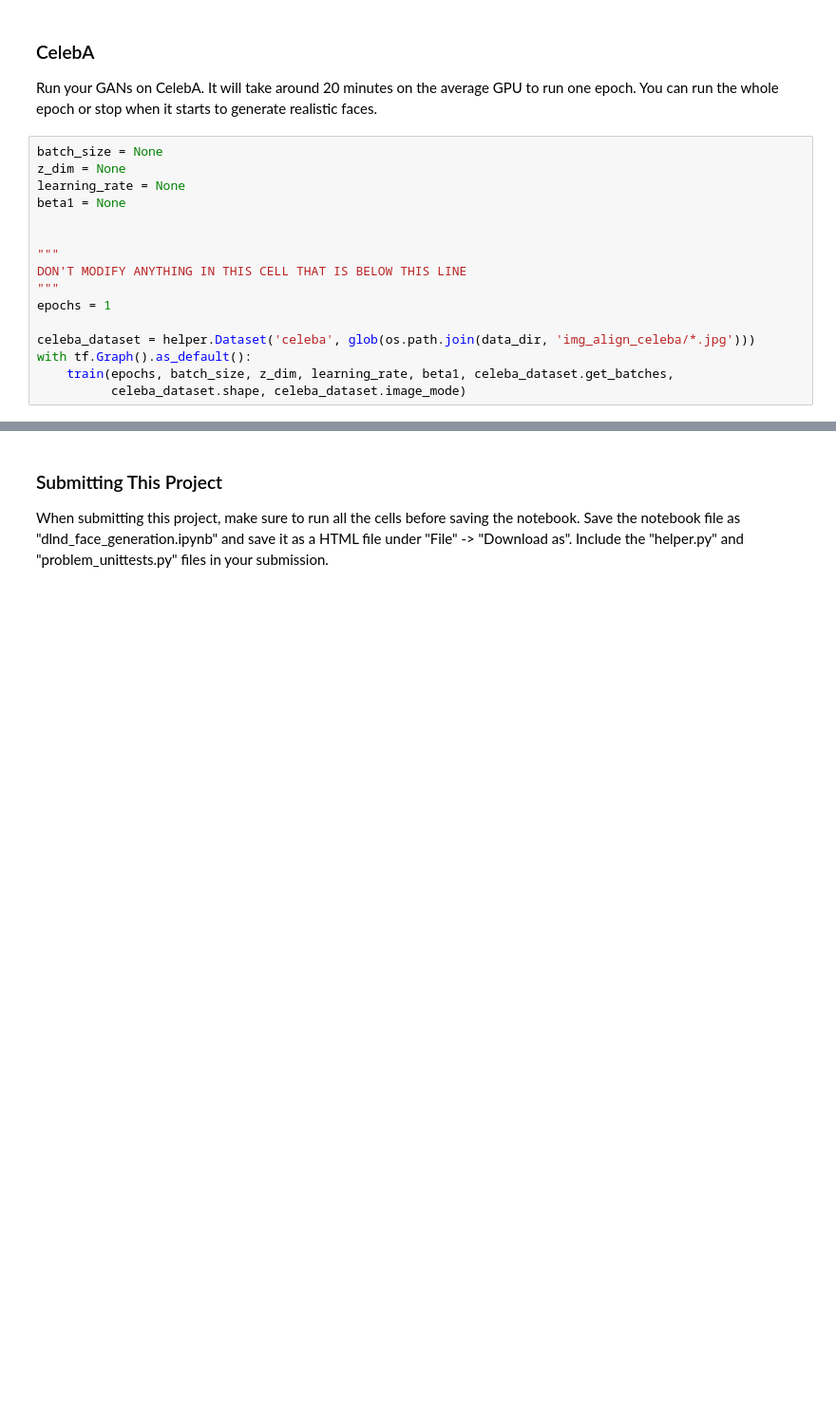
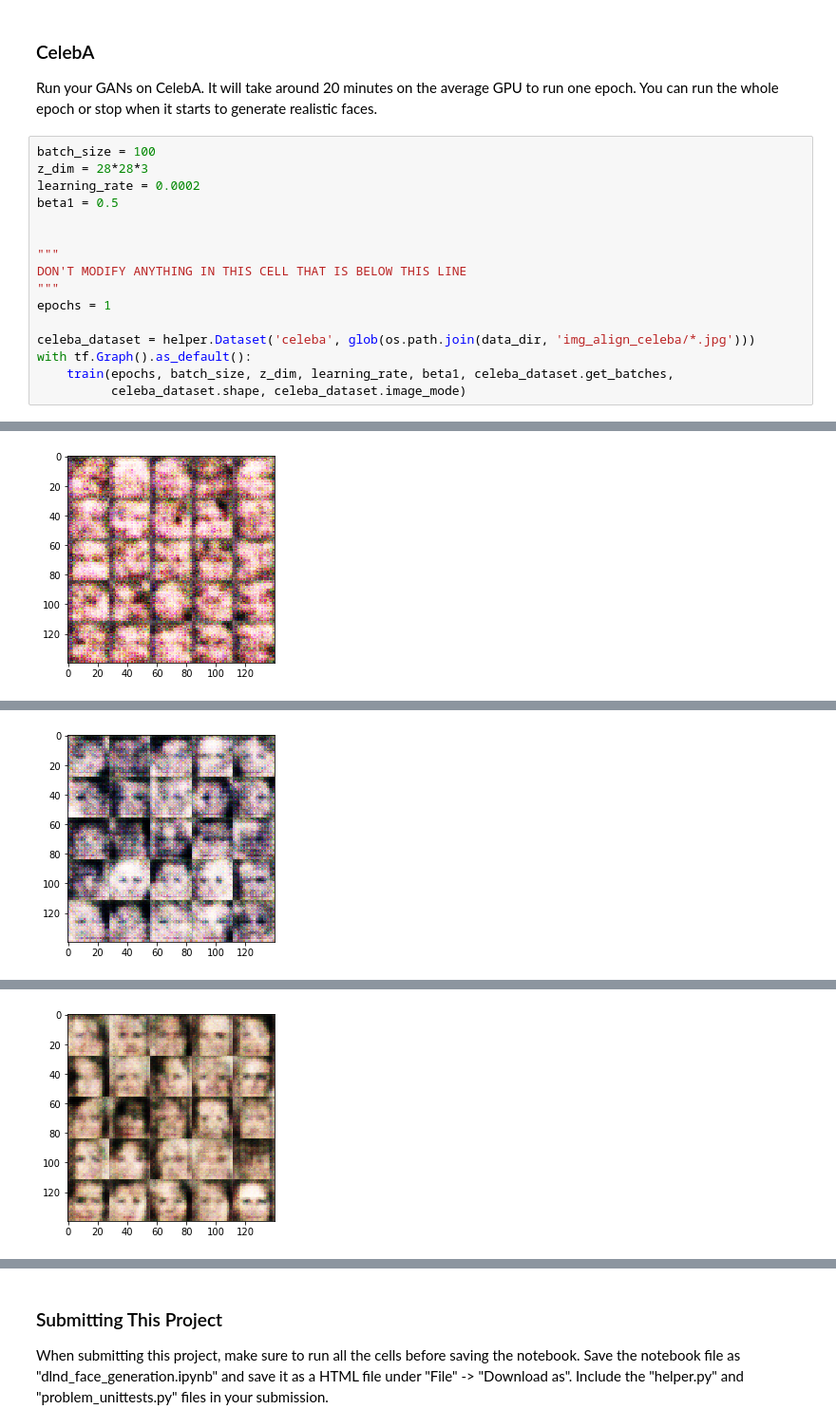
Before and after one commit to jtcsProjHub/deep-learning, a Jupyter notebook: face_generation/dlnd_face_generation.ipynb, the cells around one changed output, grey strips where cells are left out. Shown at 95% size. Drawn from its saved outputs; the diff is of its cells as text; blank space fills up the shorter version.

```diff
--- a/face_generation/dlnd_face_generation.ipynb
+++ b/face_generation/dlnd_face_generation.ipynb
@@ -369,10 +431,10 @@ with tf.Graph().as_default():
 ### CelebA
 Run your GANs on CelebA.  It will take around 20 minutes on the average GPU to run one epoch.  You can run the whole epoch or stop when it starts to generate realistic faces.
 # %%
-batch_size = None
-z_dim = None
-learning_rate = None
-beta1 = None
+batch_size = 100
+z_dim = 28*28*3
+learning_rate = 0.0002
+beta1 = 0.5
 
 
 """
@@ -384,3 +446,4 @@ celeba_dataset = helper.Dataset('celeba', glob(os.path.join(data_dir, 'img_align
 with tf.Graph().as_default():
     train(epochs, batch_size, z_dim, learning_rate, beta1, celeba_dataset.get_batches,
           celeba_dataset.shape, celeba_dataset.image_mode)
+# %% [output]
@@ -386,0 +461 @@ with tf.Graph().as_default():
+[figure, added]
@@ -386,0 +472 @@ with tf.Graph().as_default():
+[figure, added]
@@ -386,0 +483 @@ with tf.Graph().as_default():
+[figure, added]
```
Also changed, not shown: parts of 3 cells of this notebook, 1 other file.
